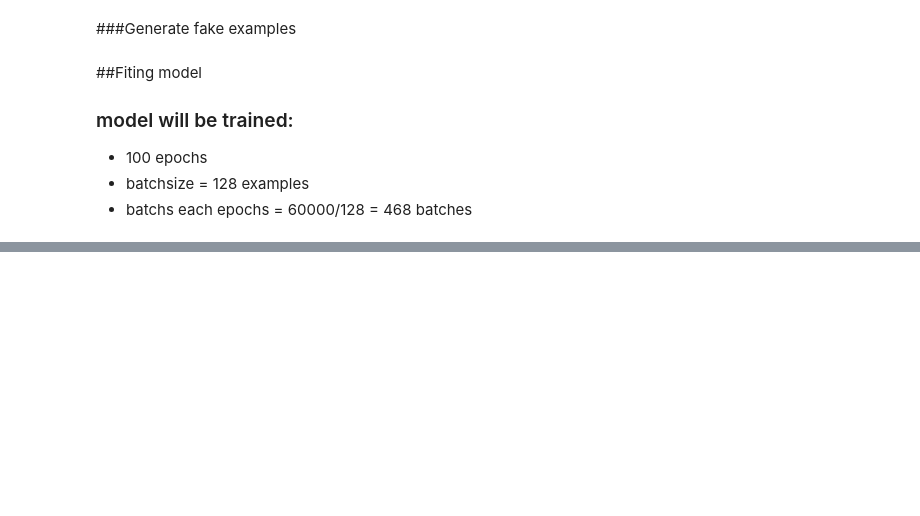
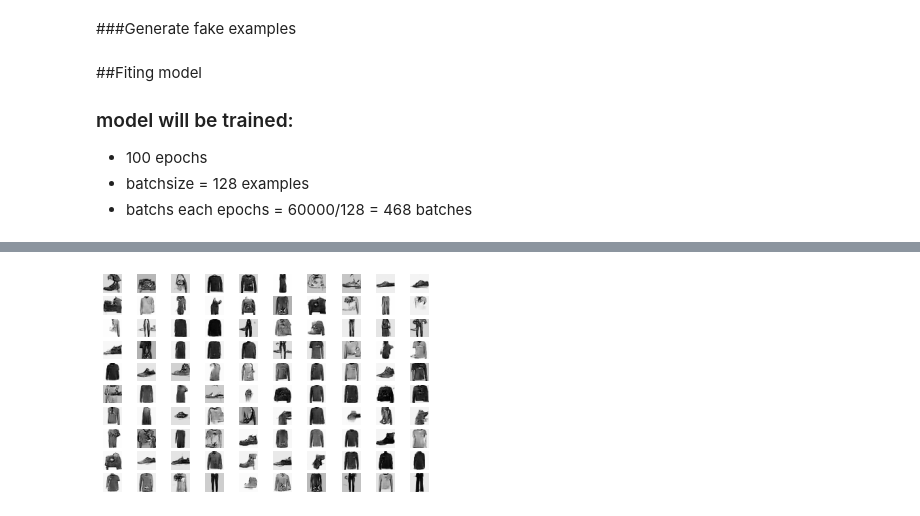
Before and after one commit to ducanhho2296/GAN-for-Fashion-MNIST, a Jupyter notebook: Unconditional_GAN.ipynb, the cells around one changed output, grey strips where cells are left out. Drawn from its saved outputs; the diff is of its cells as text; code cells hidden in the pictures; blank space fills up the shorter version.

```diff
--- a/Unconditional_GAN.ipynb
+++ b/Unconditional_GAN.ipynb
@@ -195,0 +198,28 @@ train(generator, discriminator, gan_model, dataset, latent_dim)
+# %%
+from keras.models import load_model
+from numpy.random import randn
+from matplotlib import pyplot
+
+# generate points in latent space as input for the generator
+def generate_latent_points(latent_dim, n_samples):
+  # generate points in the latent space
+  x_input = randn(latent_dim * n_samples)
+  # reshape into a batch of inputs for the network
+  x_input = x_input.reshape(n_samples, latent_dim)
+  return x_input
+
+# create and save a plot of generated images (reversed grayscale)
+def show_plot(examples, n):
+  # plot images
+  for i in range(n * n):
+  # define subplot
+    pyplot.subplot(n, n, 1 + i)
+    # turn off axis
+    pyplot.axis('off')
+    # plot raw pixel data
+    pyplot.imshow(examples[i, :, :, 0], cmap='gray_r')
+  pyplot.show()
+# %%
+# load and summarize model
+model = load_model('generator.h5')
+model.summary()
@@ -195,0 +244,9 @@ train(generator, discriminator, gan_model, dataset, latent_dim)
+# %%
+# generate images
+latent_points = generate_latent_points(100, 100)
+# generate images
+X = model.predict(latent_points)
+# plot the result
+show_plot(X, 10)
+# %% [output]
+[figure, added]
```
Also changed, not shown: parts of 3 cells of this notebook.
